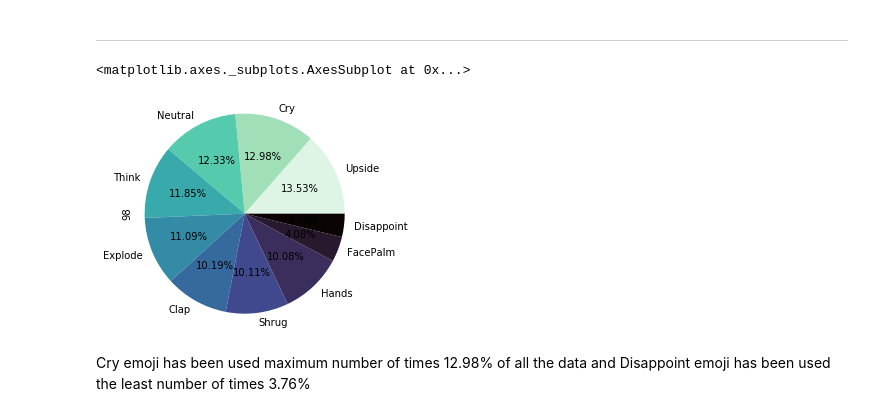
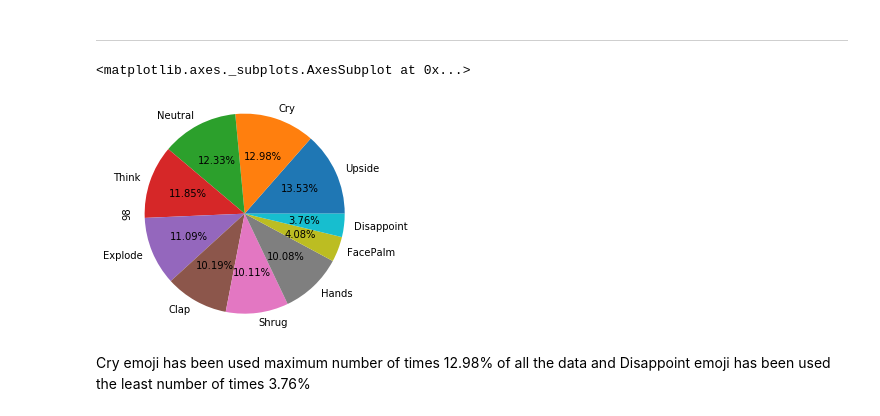
Before and after one commit to deshwalmahesh/Emoji-Prediction-in-Tweet-NLP, a Jupyter notebook: Solution.ipynb, the cells around one changed output. Cells and saved outputs as stored; diff of their text form; code cells hidden in the pictures.

```diff
--- a/Solution.ipynb
+++ b/Solution.ipynb
@@ -174,10 +174,10 @@ Hands Emoji has been used in the case
 # %% [markdown]
 ________________________________________________________________________________________
 # %%
-df[98].value_counts().plot(kind='pie',autopct='%.2f%%',radius=1.15,colors=generate_n_random_cmap(10,1)[0])
+df[98].value_counts().plot(kind='pie',autopct='%.2f%%',radius=1.15)
 # %% [output]
 <matplotlib.axes._subplots.AxesSubplot at 0x...>
-[figure, old version]
+[figure, new version]
 # %% [markdown]
 Cry emoji has been used maximum number of times 12.98% of all the data and Disappoint emoji has been used the least number of times 3.76%
 # %% [markdown]
```
Also changed, not shown: parts of 6 cells of this notebook.
